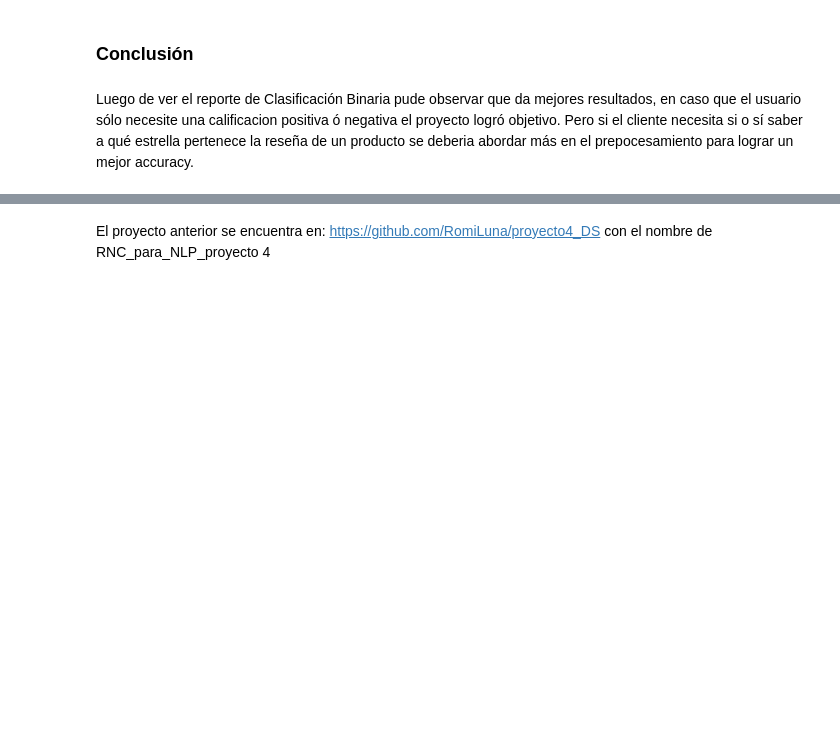
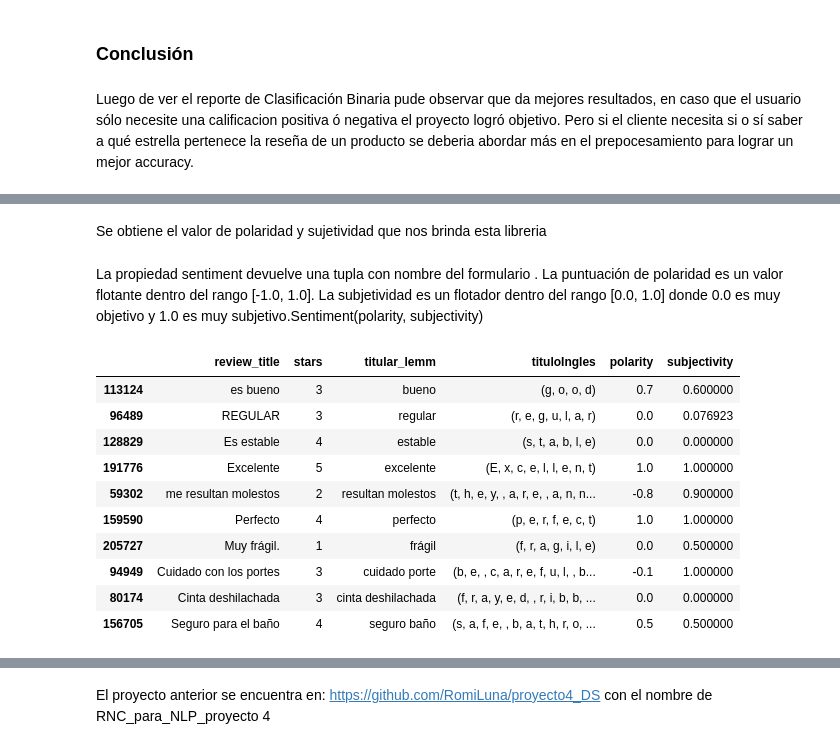
Before and after one commit to RomiLuna/proyecto4_DS, a Jupyter notebook: DS_Proyecto_04_NLP_CorrilloRomina.ipynb, the cells around one changed output, grey strips where cells are left out. Drawn from its saved outputs; the diff is of its cells as text; code cells hidden in the pictures; blank space fills up the shorter version.

```diff
--- a/DS_Proyecto_04_NLP_CorrilloRomina.ipynb
+++ b/DS_Proyecto_04_NLP_CorrilloRomina.ipynb
@@ -1736,3 +1625,0 @@ dataSen.tail()
-# %%
-dataSen['titular_ingles'] = dataSen['titular_lemm'].apply(tradu)
-dataSen.head()
@@ -1836,0 +1673,27 @@ name 'update' is not defined
+# %% [markdown]
+Se obtiene el valor de polaridad y sujetividad que nos brinda esta libreria
+# %% [markdown]
+La propiedad sentiment devuelve una tupla con nombre del formulario . La puntuación de polaridad es un valor flotante dentro del rango [-1.0, 1.0]. La subjetividad es un flotador dentro del rango [0.0, 1.0] donde 0.0 es muy objetivo y 1.0 es muy subjetivo.Sentiment(polarity, subjectivity)
+# %%
+#delcaración de funciones labda para calcular la polaridad y la subjetividad
+pol = lambda x: TextBlob(x).sentiment.polarity
+pol2 = lambda x: x.sentiment.polarity
+sub = lambda x: TextBlob(x).sentiment.subjectivity
+sub2 = lambda x: x.sentiment.subjectivity
+
+#Creo dos columnas para la aplicación de polaridad y subjetividad a mis conjuntos de datos de la columna en ingles
+dataSen['polarity'] = dataSen['tituloIngles'].apply(pol2)
+dataSen['subjectivity'] = dataSen['tituloIngles'].apply(sub2)
+dataSen.loc[:, ['review_title', 'stars','titular_lemm','tituloIngles','polarity','subjectivity']] #iimprimo mis datos
+# %% [output]
+|  | review_title | stars | titular_lemm | tituloIngles | polarity | subjectivity |
+| 113124 | es bueno | 3 | bueno | (g, o, o, d) | 0.7 | 0.600000 |
+| 96489 | REGULAR | 3 | regular | (r, e, g, u, l, a, r) | 0.0 | 0.076923 |
+| 128829 | Es estable | 4 | estable | (s, t, a, b, l, e) | 0.0 | 0.000000 |
+| 191776 | Excelente | 5 | excelente | (E, x, c, e, l, l, e, n, t) | 1.0 | 1.000000 |
+| 59302 | me resultan molestos | 2 | resultan molestos | (t, h, e, y, , a, r, e, , a, n, n... | -0.8 | 0.900000 |
+| 159590 | Perfecto | 4 | perfecto | (p, e, r, f, e, c, t) | 1.0 | 1.000000 |
+| 205727 | Muy frágil. | 1 | frágil | (f, r, a, g, i, l, e) | 0.0 | 0.500000 |
+| 94949 | Cuidado con los portes | 3 | cuidado porte | (b, e, , c, a, r, e, f, u, l, , b... | -0.1 | 1.000000 |
+| 80174 | Cinta deshilachada | 3 | cinta deshilachada | (f, r, a, y, e, d, , r, i, b, b, ... | 0.0 | 0.000000 |
+| 156705 | Seguro para el baño | 4 | seguro baño | (s, a, f, e, , b, a, t, h, r, o, ... | 0.5 | 0.500000 |
```
Also changed, not shown: parts of 43 cells of this notebook, 1 other file.
